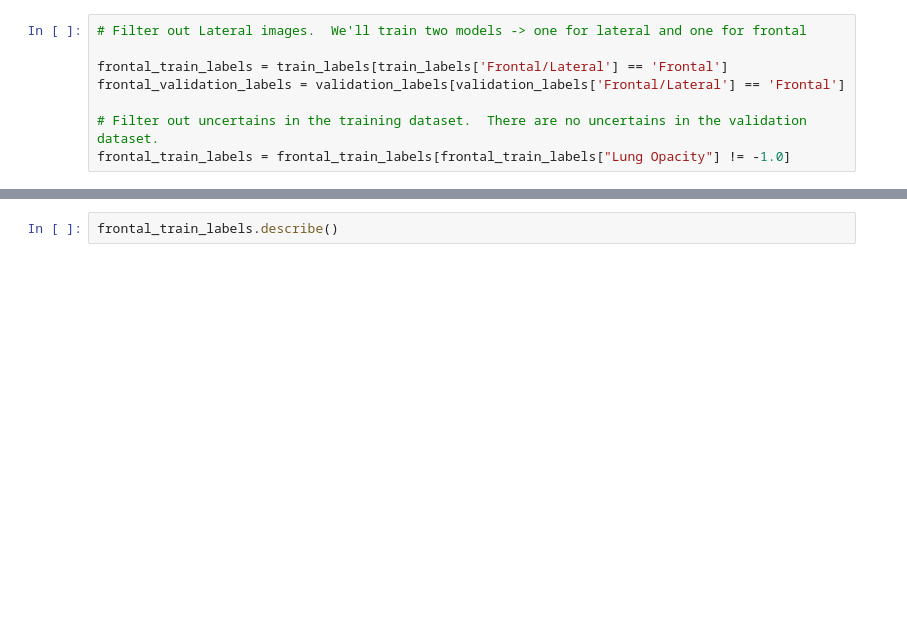
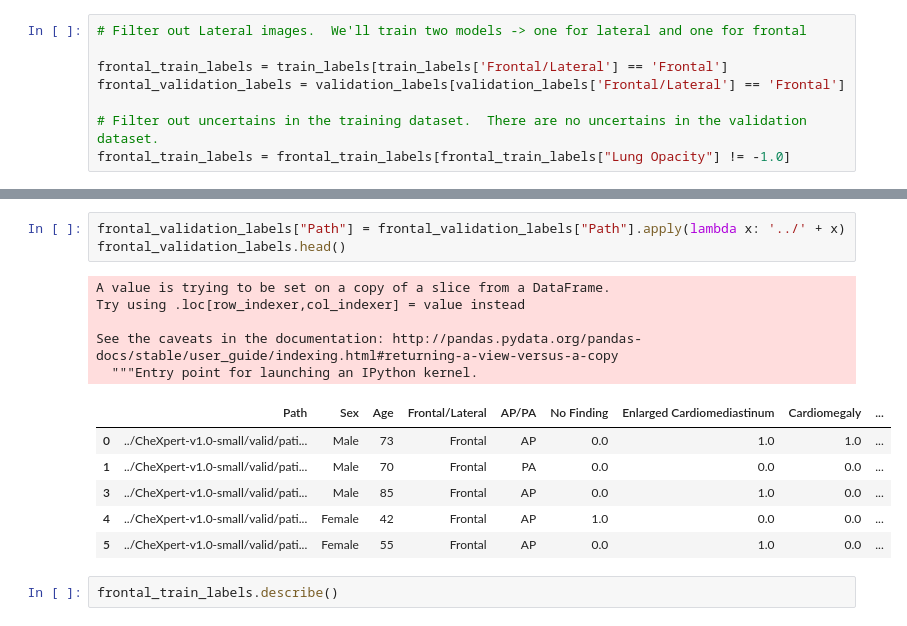
Before and after one commit to justinborromeo/chest-radiology-ai, a Jupyter notebook: lung-opacity-classification/CheXpert Lung Opacity [Trial 5], 6 Convolutional & 2 Fully Connected.ipynb, the cells around one changed output, grey strips where cells are left out. Saved outputs shown, nothing was run; the diff lists cells and outputs as text; blank space fills up the shorter version.

```diff
--- a/lung-opacity-classification/CheXpert Lung Opacity [Trial 5], 6 Convolutional & 2 Fully Connected.ipynb
+++ b/lung-opacity-classification/CheXpert Lung Opacity [Trial 5], 6 Convolutional & 2 Fully Connected.ipynb
@@ -57,3 +48,18 @@ frontal_validation_labels.head()
+# %%
+frontal_validation_labels["Path"] = frontal_validation_labels["Path"].apply(lambda x: '../' + x)
+frontal_validation_labels.head()
+# %% [output]
+A value is trying to be set on a copy of a slice from a DataFrame.
+Try using .loc[row_indexer,col_indexer] = value instead
+
+See the caveats in the documentation: http://pandas.pydata.org/pandas-docs/stable/user_guide/indexing.html#returning-a-view-versus-a-copy
+  """Entry point for launching an IPython kernel.
+|  | Path | Sex | Age | Frontal/Lateral | AP/PA | No Finding | Enlarged Cardiomediastinum | Cardiomegaly | ... |
+| 0 | ../CheXpert-v1.0-small/valid/pati... | Male | 73 | Frontal | AP | 0.0 | 1.0 | 1.0 | ... |
+| 1 | ../CheXpert-v1.0-small/valid/pati... | Male | 70 | Frontal | PA | 0.0 | 0.0 | 0.0 | ... |
+| 3 | ../CheXpert-v1.0-small/valid/pati... | Male | 85 | Frontal | AP | 0.0 | 1.0 | 0.0 | ... |
+| 4 | ../CheXpert-v1.0-small/valid/pati... | Female | 42 | Frontal | AP | 1.0 | 0.0 | 0.0 | ... |
+| 5 | ../CheXpert-v1.0-small/valid/pati... | Female | 55 | Frontal | AP | 0.0 | 1.0 | 0.0 | ... |
 # %%
 frontal_train_labels.describe()
 # %% [output]
```
Also changed, not shown: parts of 2 cells of this notebook.
